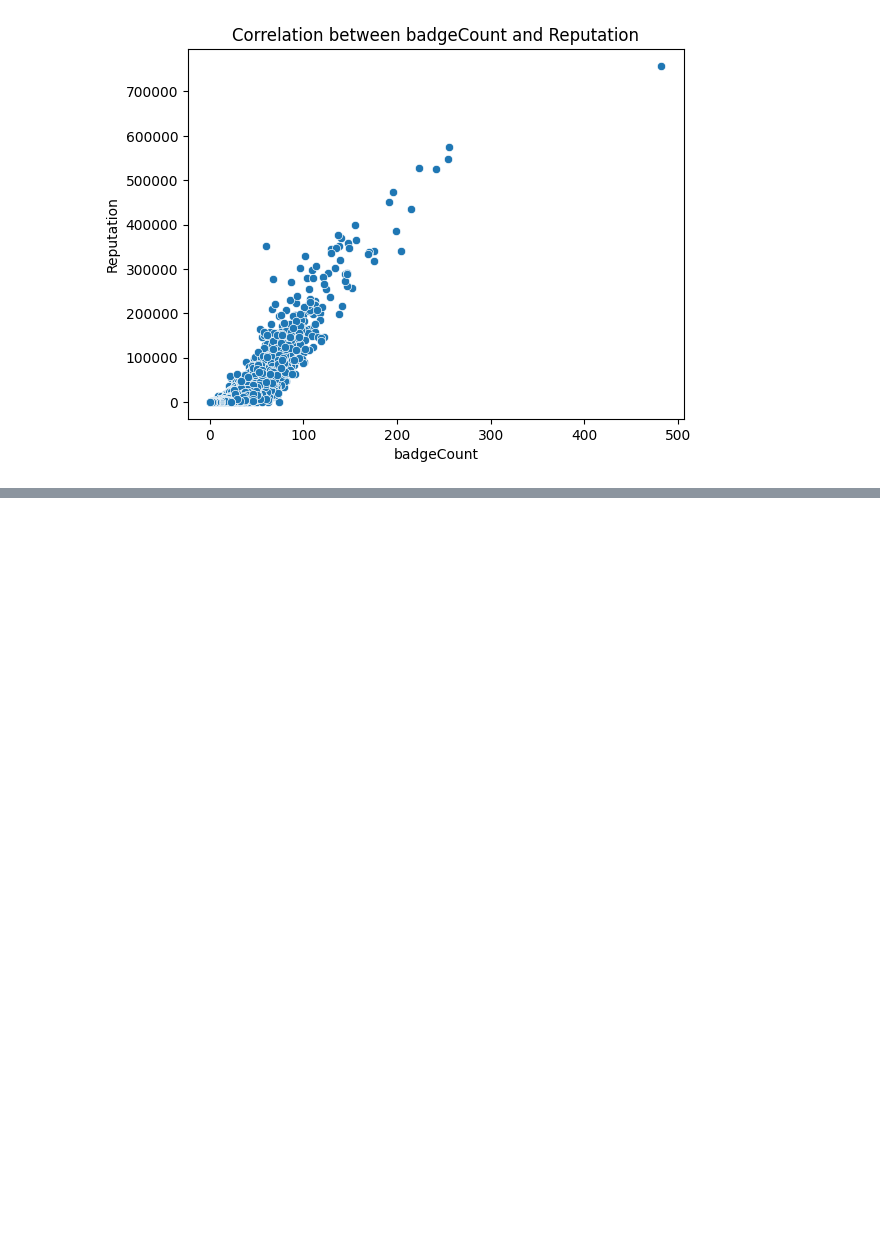
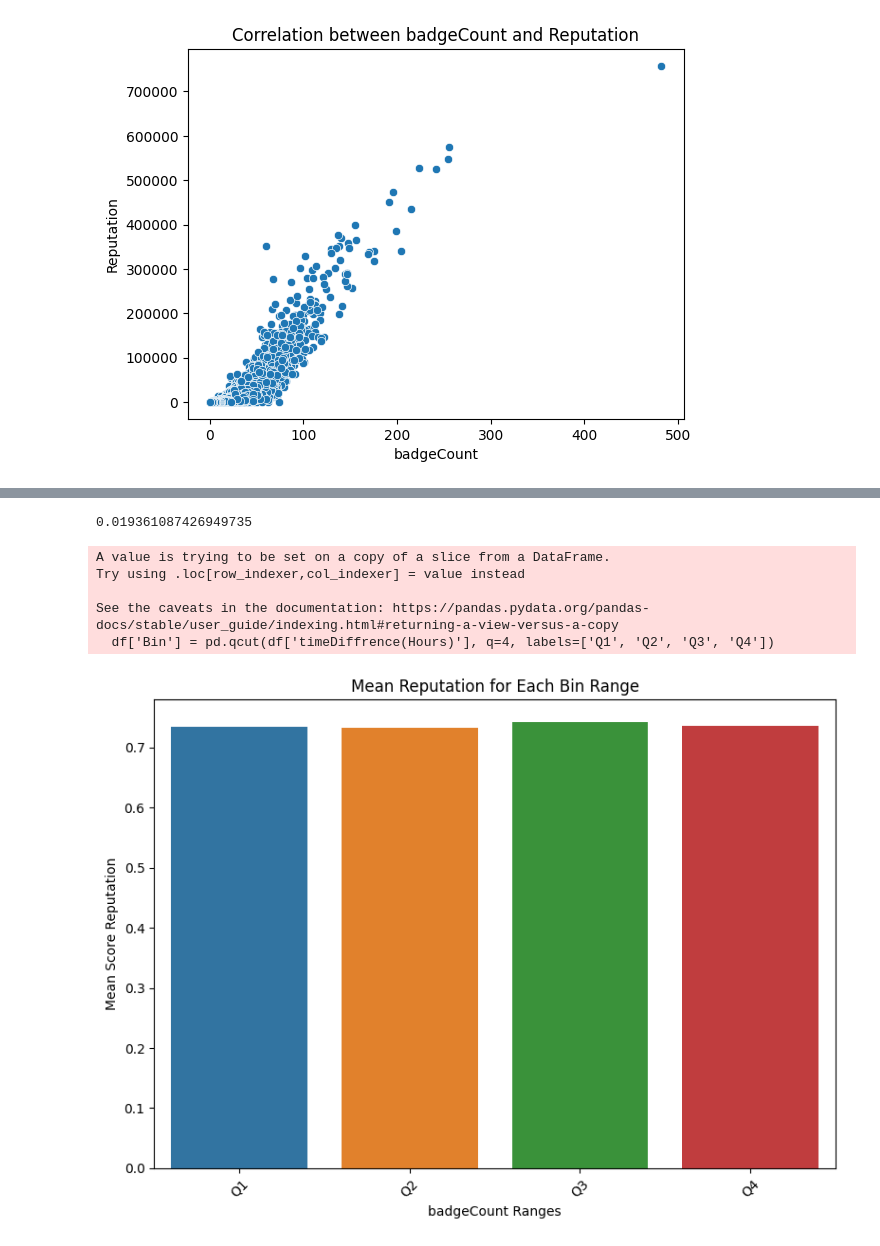
Before and after one commit to mostafa-ja/Data-Mining-fall-2023, a Jupyter notebook: Data_Mining2.ipynb, the cells around one changed output, grey strips where cells are left out. Drawn from its saved outputs; the diff is of its cells as text; code cells hidden in the pictures; blank space fills up the shorter version.

```diff
--- a/Data_Mining2.ipynb
+++ b/Data_Mining2.ipynb
@@ -444,0 +455,6 @@ plt.show()
+# %%
+merged_A_Q['CreationDate_A'] = pd.to_datetime(merged_A_Q['CreationDate_A'])
+# %%
+merged_A_Q['CreationDate_Q'] = pd.to_datetime(merged_A_Q['CreationDate_Q'])
+# %%
+merged_A_Q['timeDiffrence(Hours)'] = (merged_A_Q['CreationDate_A'] - merged_A_Q['CreationDate_Q']).dt.total_seconds() / 60 / 60 #based on hours
@@ -444,0 +496,29 @@ plt.show()
+# %%
+df = merged_A_Q[merged_A_Q['timeDiffrence(Hours)']>0]
+# %%
+# Calculating the correlation between 'Column1' and 'Column2'
+correlation = df['timeDiffrence(Hours)'].corr(df['accepted_flag'])
+correlation
+# %% [output]
+0.019361087426949735
+# %%
+# Define bins and calculate mean scores for each bin
+df['Bin'] = pd.qcut(df['timeDiffrence(Hours)'], q=4, labels=['Q1', 'Q2', 'Q3', 'Q4'])
+mean_scores = df.groupby('Bin')['accepted_flag'].mean()
+
+# Plotting with mean scores on the y-axis
+plt.figure(figsize=(8, 6))
+sns.barplot(x=mean_scores.index, y=mean_scores.values)
+plt.title('Mean Reputation for Each Bin Range')
+plt.xlabel('badgeCount Ranges')
+plt.ylabel('Mean Score Reputation')
+plt.xticks(rotation=45)
+plt.tight_layout()
+plt.show()
+# %% [output]
+A value is trying to be set on a copy of a slice from a DataFrame.
+Try using .loc[row_indexer,col_indexer] = value instead
+
+See the caveats in the documentation: https://pandas.pydata.org/pandas-docs/stable/user_guide/indexing.html#returning-a-view-versus-a-copy
+  df['Bin'] = pd.qcut(df['timeDiffrence(Hours)'], q=4, labels=['Q1', 'Q2', 'Q3', 'Q4'])
+[figure, added]
```
Also changed, not shown: parts of 5 cells of this notebook.
